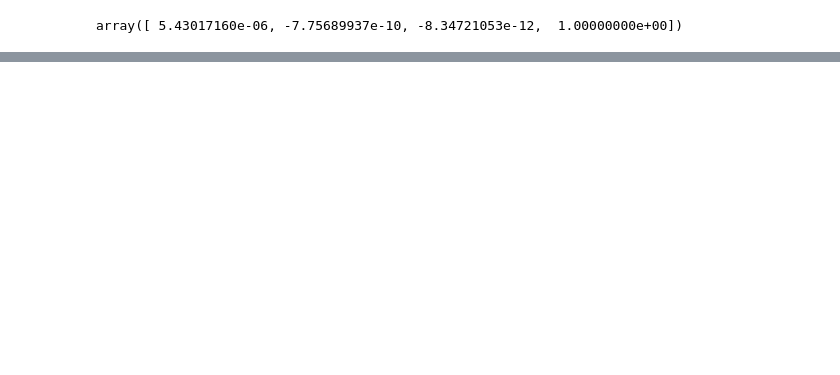
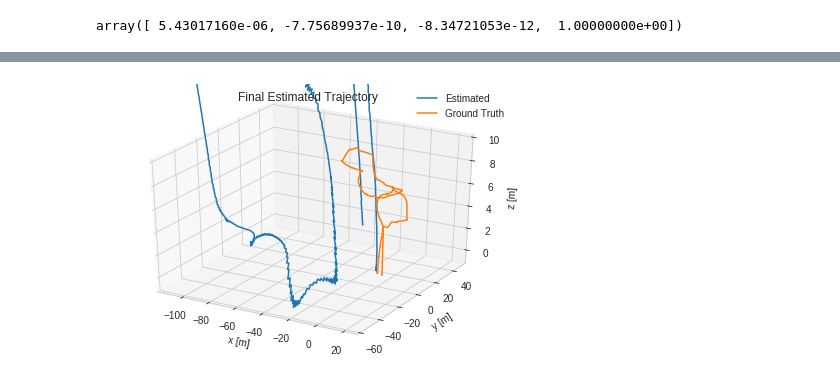
Before and after one commit to MikeS96/vio_quadrotor, a Jupyter notebook: VO.ipynb, the cells around one changed output, grey strips where cells are left out. Saved outputs shown, nothing was run; the diff lists cells and outputs as text; code cells hidden in the pictures; blank space fills up the shorter version.

```diff
--- a/VO.ipynb
+++ b/VO.ipynb
@@ -1079,0 +1083,15 @@ visualize_trajectory(final_p)
+# %%
+est_traj_fig = plt.figure()
+ax = est_traj_fig.add_subplot(111, projection='3d')
+ax.plot(p_est[:,0], p_est[:,1], p_est[:,2], label='Estimated')
+ax.plot(list_of_pos[0,:], list_of_pos[1,:], list_of_pos[2,:], label='Ground Truth')
+ax.set_xlabel('x [m]')
+ax.set_ylabel('y [m]')
+ax.set_zlabel('z [m]')
+ax.set_title('Final Estimated Trajectory')
+ax.legend()
+ax.set_zlim(-1, 10)
+plt.tight_layout()
+plt.show()
+# %% [output]
+[figure, added]
```
Also changed, not shown: parts of 7 cells of this notebook, 1 other file.
